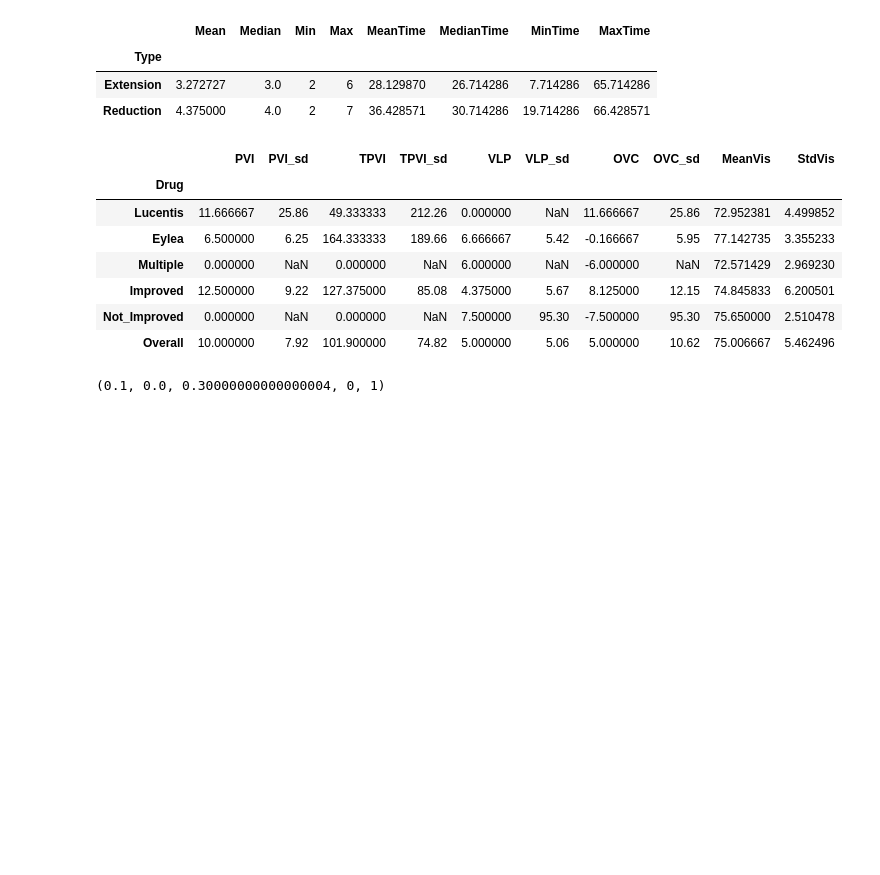
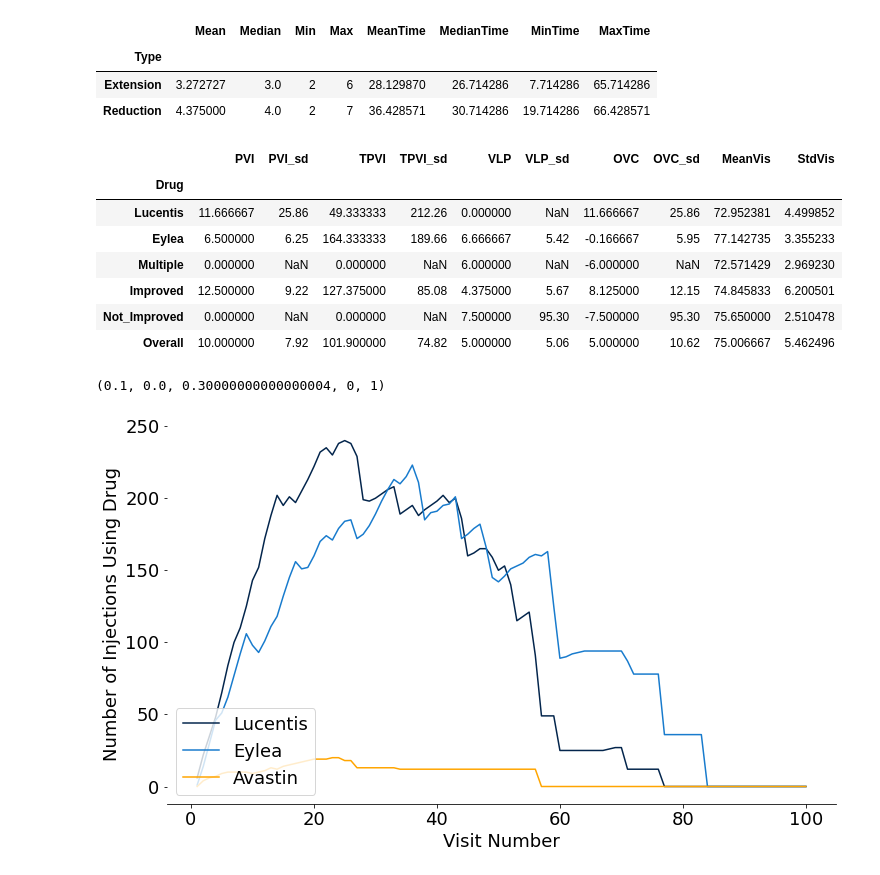
Before and after one commit to charlieoneill23/charliemacuject, a Jupyter notebook: pharma_reports/DMEAudit.ipynb, the cells around one changed output. Cells and saved outputs as stored; diff of their text form; code cells hidden in the pictures; blank space fills up the shorter version.

```diff
--- a/pharma_reports/DMEAudit.ipynb
+++ b/pharma_reports/DMEAudit.ipynb
@@ -769,7 +770,7 @@ class Upload:
         Returns a list of files in the main directory to upload.
         """
         if self.file_list == 'all':
-            return ['initialmetrics.csv','int_metrics.csv', 'visual_metrics.csv']
+            return ['initialmetrics.csv','int_metrics.csv', 'visual_metrics.csv', 'ut_plot.png']
 
     def set_folder(self):
         """
@@ -827,7 +828,11 @@ def generate_audit(dr_name, folder='pharma_reports', file_list='all', df_list='a
     int_metrics.upload_results_table()
     visual_metrics = Vision(df_list)
     visual_metrics.upload_results_table()
+    plot = Utilisation('all')
+    plot.plot_ut()
     to_upload = Upload(folder, dr_name, file_list)
     to_upload.upload_files()
 # %%
-generate_audit('DevChau')
+generate_audit('Chuck')
+# %% [output]
+[figure, added]
```
Also changed, not shown: parts of 4 cells of this notebook, 12 other files.
